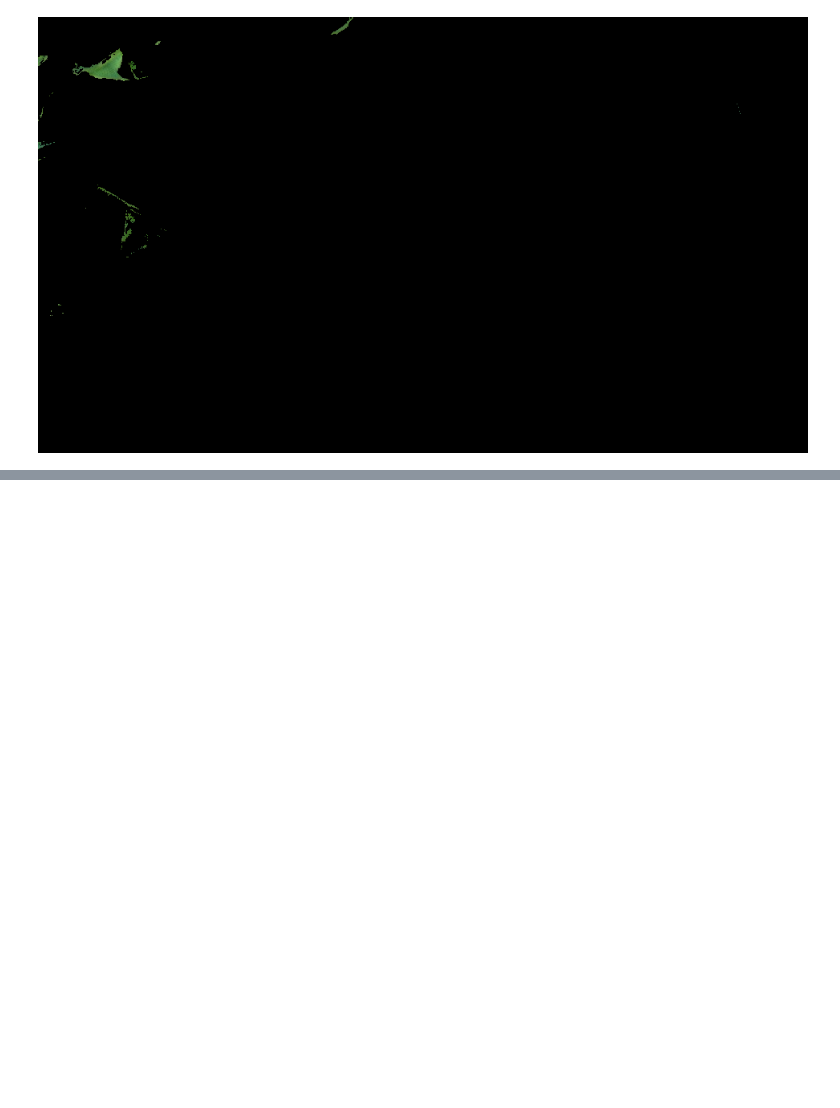
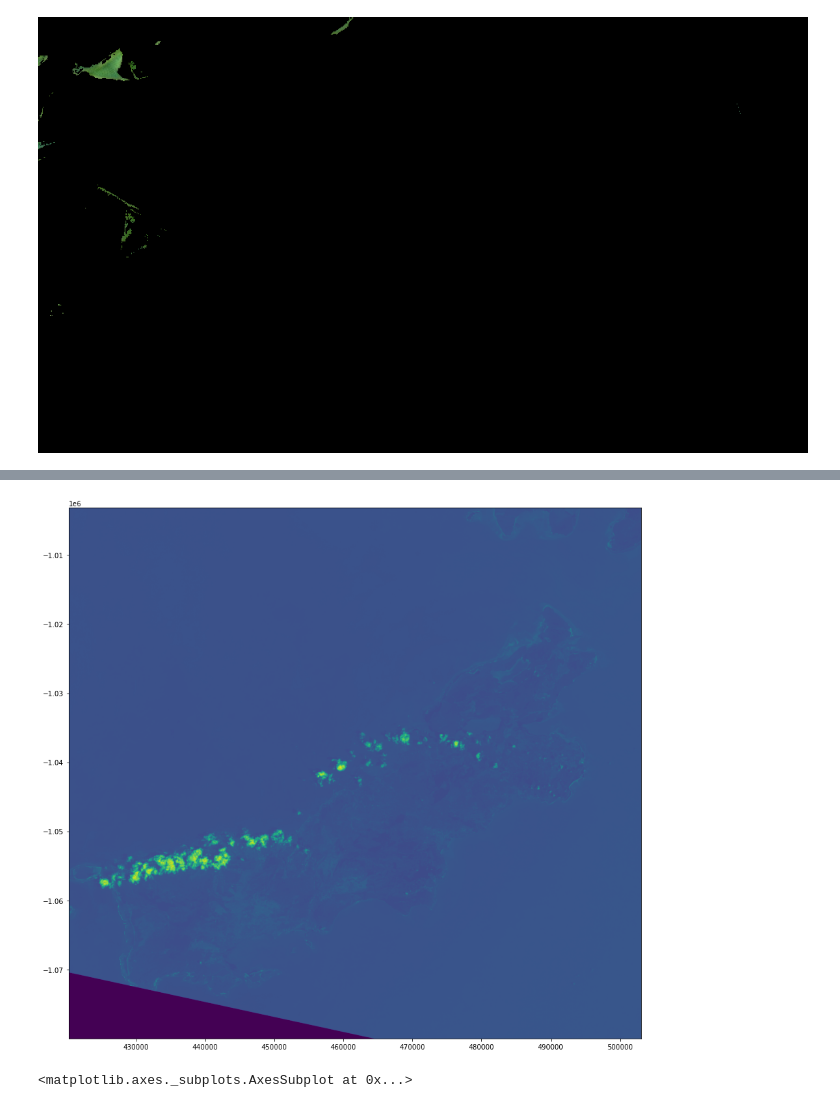
Before and after one commit to fridymandita/KCBV, a Jupyter notebook: Dasar_Pengolahan_Citra_Dengan_OpenCV.ipynb, the cells around one changed output, grey strips where cells are left out. Drawn from its saved outputs; the diff is of its cells as text; code cells hidden in the pictures; blank space fills up the shorter version.

```diff
--- a/Dasar_Pengolahan_Citra_Dengan_OpenCV.ipynb
+++ b/Dasar_Pengolahan_Citra_Dengan_OpenCV.ipynb
@@ -263,0 +343,12 @@ hasil operasi
+# %%
+nama_file = 'http://landsat-pds.s3.amazonaws.com/c1/L8/111/067/LC08_L1TP_111067_20201119_20201210_01_T1/LC08_L1TP_111067_20201119_20201210_01_T1_'
+
+# array untuk menampung tiap band
+array_mosaik = []
+
+for n in range(1,7):
+  # nama file ditambah 'Band 1.TIFF'
+  file_dibuka = nama_file+'B'+ str(n) + '.TIF'
+  print(file_dibuka)
+  src = rasterio.open(file_dibuka).read(1, window=window)
+  array_mosaik.append(src)
@@ -263,0 +362,6 @@ hasil operasi
+# %%
+# Bagaimana tampilan citra yang dipotong?
+show(array_mosaik[0], transform=citra.transform)
+# %% [output]
+[figure, added]
+<matplotlib.axes._subplots.AxesSubplot at 0x...>
```
Also changed, not shown: parts of 10 cells of this notebook.
